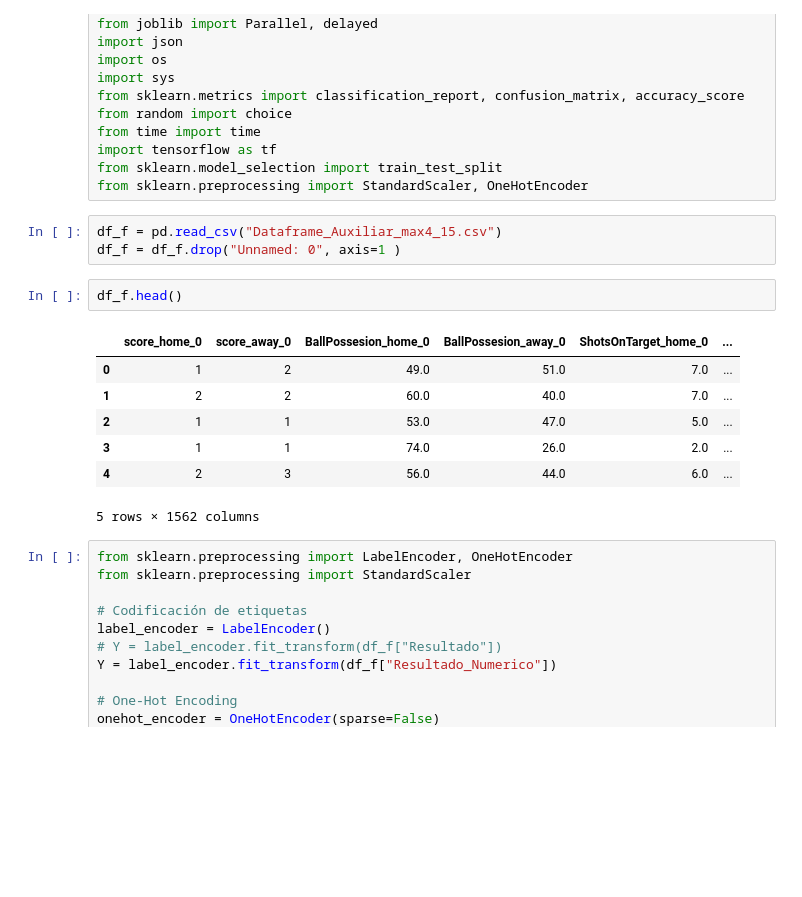
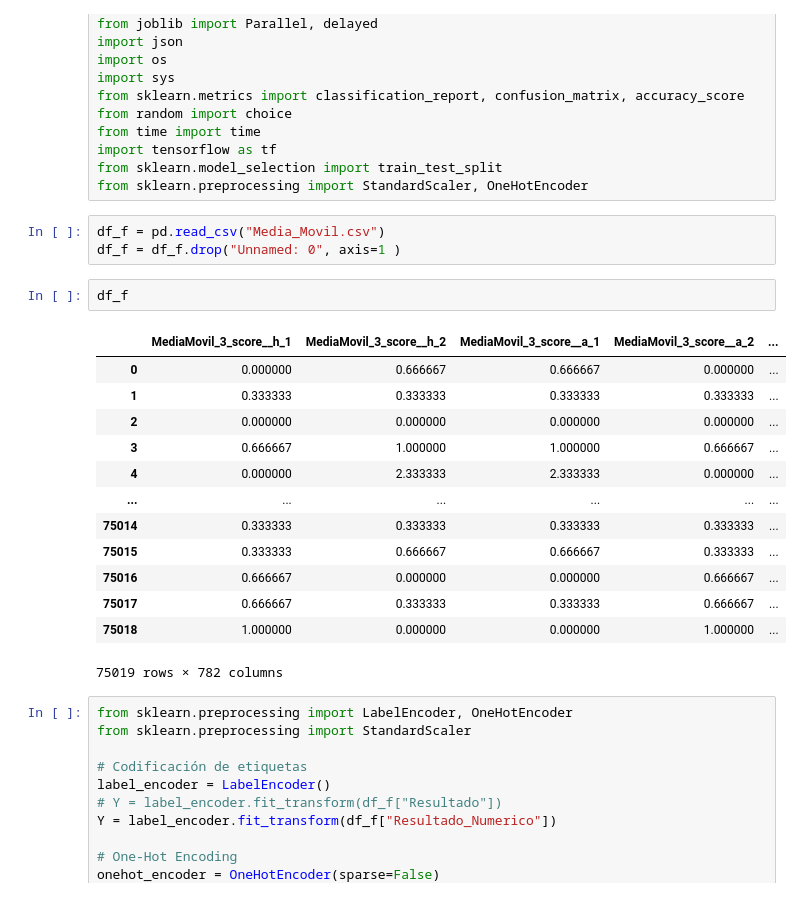
Before and after one commit to GonzaloFuentes1/IPRE-DeepLearningPrediccionDeResultadosDeportivos, a Jupyter notebook: Modelos/Fotmob/fotmob_model.ipynb, the cells around one changed output. Drawn from its saved outputs; the diff is of its cells as text; blank space fills up the shorter version.

```diff
--- a/Modelos/Fotmob/fotmob_model.ipynb
+++ b/Modelos/Fotmob/fotmob_model.ipynb
@@ -14,18 +14,24 @@ import tensorflow as tf
 from sklearn.model_selection import train_test_split
 from sklearn.preprocessing import StandardScaler, OneHotEncoder
 # %%
-df_f = pd.read_csv("Dataframe_Auxiliar_max4_15.csv")
+df_f = pd.read_csv("Media_Movil.csv")
 df_f = df_f.drop("Unnamed: 0", axis=1 )
 # %%
-df_f.head()
+df_f
 # %% [output]
-|  | score_home_0 | score_away_0 | BallPossesion_home_0 | BallPossesion_away_0 | ShotsOnTarget_home_0 | ... |
-| 0 | 1 | 2 | 49.0 | 51.0 | 7.0 | ... |
-| 1 | 2 | 2 | 60.0 | 40.0 | 7.0 | ... |
-| 2 | 1 | 1 | 53.0 | 47.0 | 5.0 | ... |
-| 3 | 1 | 1 | 74.0 | 26.0 | 2.0 | ... |
-| 4 | 2 | 3 | 56.0 | 44.0 | 6.0 | ... |
+|  | MediaMovil_3_score__h_1 | MediaMovil_3_score__h_2 | MediaMovil_3_score__a_1 | MediaMovil_3_score__a_2 | ... |
+| 0 | 0.000000 | 0.666667 | 0.666667 | 0.000000 | ... |
+| 1 | 0.333333 | 0.333333 | 0.333333 | 0.333333 | ... |
+| 2 | 0.000000 | 0.000000 | 0.000000 | 0.000000 | ... |
+| 3 | 0.666667 | 1.000000 | 1.000000 | 0.666667 | ... |
+| 4 | 0.000000 | 2.333333 | 2.333333 | 0.000000 | ... |
+| ... | ... | ... | ... | ... | ... |
+| 75014 | 0.333333 | 0.333333 | 0.333333 | 0.333333 | ... |
+| 75015 | 0.333333 | 0.666667 | 0.666667 | 0.333333 | ... |
+| 75016 | 0.666667 | 0.000000 | 0.000000 | 0.666667 | ... |
+| 75017 | 0.666667 | 0.333333 | 0.333333 | 0.666667 | ... |
+| 75018 | 1.000000 | 0.000000 | 0.000000 | 1.000000 | ... |
-5 rows × 1562 columns
+75019 rows × 782 columns
 # %%
 from sklearn.preprocessing import LabelEncoder, OneHotEncoder
 from sklearn.preprocessing import StandardScaler
```
Also changed, not shown: parts of 10 cells of this notebook, 6 other files.
